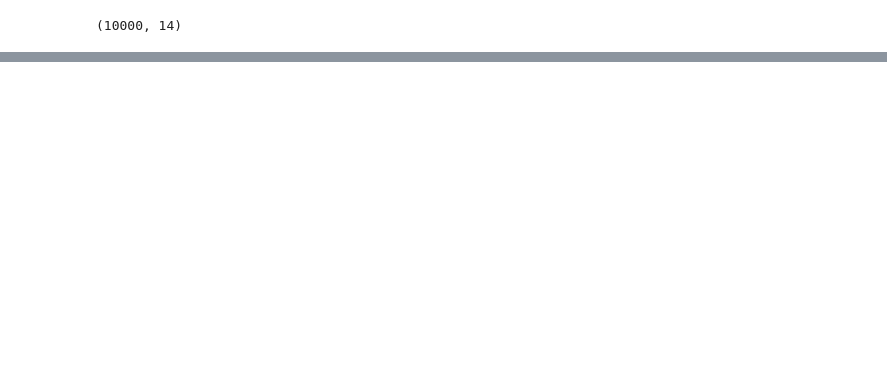
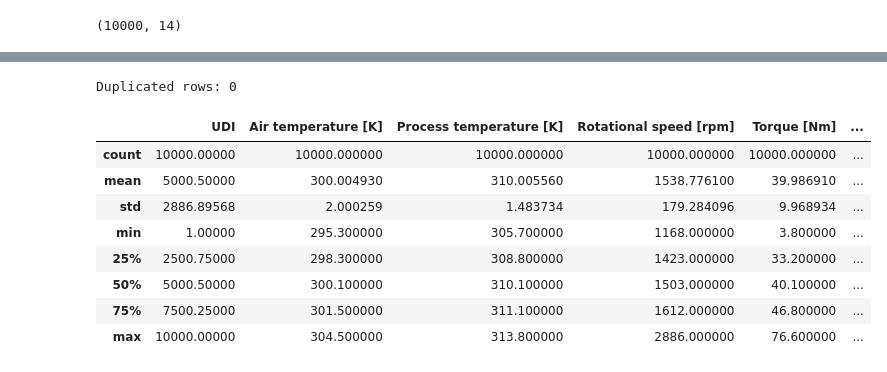
Before and after one commit to serraozkasap/ml-ai4i-predictive-maintenance, a Jupyter notebook: ai4i_predictive_maintenance.ipynb, the cells around one changed output, grey strips where cells are left out. Cells and saved outputs as stored; diff of their text form; code cells hidden in the pictures; blank space fills up the shorter version.

Commit message:
clearify business understanding and data quality checks, plausibility checks.

```diff
--- a/ai4i_predictive_maintenance.ipynb
+++ b/ai4i_predictive_maintenance.ipynb
@@ -36,0 +94,35 @@ df.head()
+# %%
+print("Duplicated rows:", df.duplicated().sum()) #duplicated rows lower data quality. If the same row ended up in both the training set and the
+#test set, the model would be tested on data it has already seen and the test score would look.
+#in that case we don't need to remove, the train/test split later will not have overlapping records
+# %% [output]
+Duplicated rows: 0
+# %%
+df.describe() #I want to make plausibility check, see is the statistical metrics on our dataset like mean, std, min, quartiles and max but only for numerical columns
+#it would help me to understand the range of each sensor and whether some features need scaling
+
+#rotational speed is around 1538.78 rpm
+#torque around 39.99 Nm,
+#temperatures around 310 K
+
+#all values are physically plausible so no negative values, temperatures in Kelvin around 295-314 K (make sense)
+
+#tool wear between 0 and 253 minutes. It shows me that some of the tools didnot used before and some of them working for 253 min
+
+#the mean of "Machine failure" is 0.0339, so only 3.39% of the records are failures. I'll mentioned it on Business Dev. part!!
+
+#UDI only counts the rows from 1 to 10,000, so it carries no information. I'LL ELIMINATE IT ON MY DATA PREPARATION PART, NO NEED TO USE.
+
+#distance-based and gradient-based models (KNN, logistic regression, neural networks) need scaling,
+#otherwise rotational speed would dominate the other features
+#tree-based models do not need scaling
+# %% [output]
+|  | UDI | Air temperature [K] | Process temperature [K] | Rotational speed [rpm] | Torque [Nm] | ... |
+| count | 10000.00000 | 10000.000000 | 10000.000000 | 10000.000000 | 10000.000000 | ... |
+| mean | 5000.50000 | 300.004930 | 310.005560 | 1538.776100 | 39.986910 | ... |
+| std | 2886.89568 | 2.000259 | 1.483734 | 179.284096 | 9.968934 | ... |
+| min | 1.00000 | 295.300000 | 305.700000 | 1168.000000 | 3.800000 | ... |
+| 25% | 2500.75000 | 298.300000 | 308.800000 | 1423.000000 | 33.200000 | ... |
+| 50% | 5000.50000 | 300.100000 | 310.100000 | 1503.000000 | 40.100000 | ... |
+| 75% | 7500.25000 | 301.500000 | 311.100000 | 1612.000000 | 46.800000 | ... |
+| max | 10000.00000 | 304.500000 | 313.800000 | 2886.000000 | 76.600000 | ... |
```
Also changed, not shown: parts of 15 cells of this notebook.
